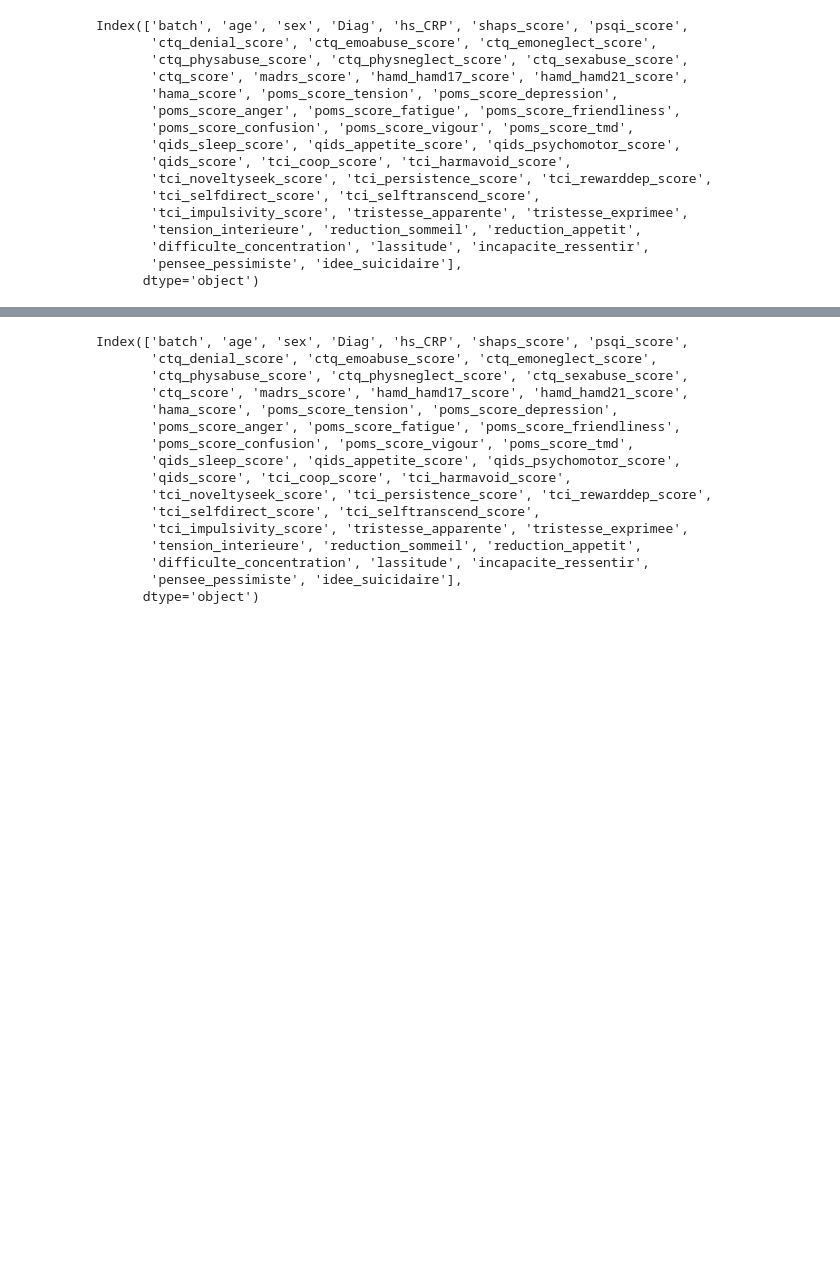
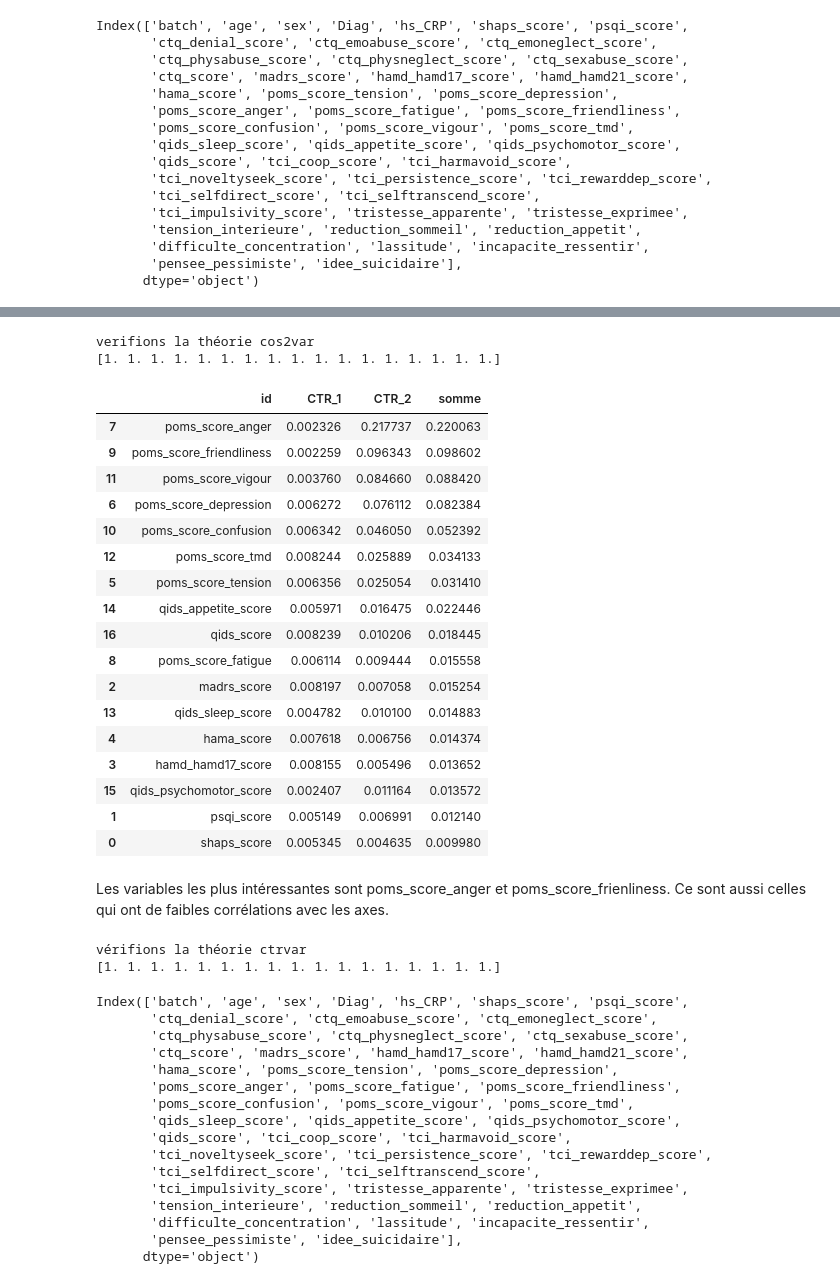
Before and after one commit to nassimabeddar/Depression-analysis, a Jupyter notebook: analyse-detection-depression.ipynb, the cells around one changed output, grey strips where cells are left out. Drawn from its saved outputs; the diff is of its cells as text; code cells hidden in the pictures; blank space fills up the shorter version.

```diff
--- a/analyse-detection-depression.ipynb
+++ b/analyse-detection-depression.ipynb
@@ -1352,3 +1261,49 @@ vérification
+# %%
+#vérifions la théorie
+print("verifions la théorie cos2var")
+print(np.sum(cos2var,axis=1))
+#La somme des COS² en ligne est égale à de 1
+#donc qualité de représentation des variables bonne
+# %% [output]
+verifions la théorie cos2var
+[1. 1. 1. 1. 1. 1. 1. 1. 1. 1. 1. 1. 1. 1. 1. 1. 1.]
+# %%
+#contributions
+ctrvar = cos2var
+for k in range(p):
+ ctrvar[:,k] = ctrvar[:,k]/eigval[k]
+
+#on n'affiche que pour les deux premiers axes
+ctrvar_df = pd.DataFrame({'id':X.columns,'CTR_1':ctrvar[:,0],'CTR_2':ctrvar[:,1],'somme':ctrvar[:,0]+ctrvar[:,1]})
+ctrvar_df.sort_values(by = 'somme',ascending = False)
+# %% [output]
+|  | id | CTR_1 | CTR_2 | somme |
+| 7 | poms_score_anger | 0.002326 | 0.217737 | 0.220063 |
+| 9 | poms_score_friendliness | 0.002259 | 0.096343 | 0.098602 |
+| 11 | poms_score_vigour | 0.003760 | 0.084660 | 0.088420 |
+| 6 | poms_score_depression | 0.006272 | 0.076112 | 0.082384 |
+| 10 | poms_score_confusion | 0.006342 | 0.046050 | 0.052392 |
+| 12 | poms_score_tmd | 0.008244 | 0.025889 | 0.034133 |
+| 5 | poms_score_tension | 0.006356 | 0.025054 | 0.031410 |
+| 14 | qids_appetite_score | 0.005971 | 0.016475 | 0.022446 |
+| 16 | qids_score | 0.008239 | 0.010206 | 0.018445 |
+| 8 | poms_score_fatigue | 0.006114 | 0.009444 | 0.015558 |
+| 2 | madrs_score | 0.008197 | 0.007058 | 0.015254 |
+| 13 | qids_sleep_score | 0.004782 | 0.010100 | 0.014883 |
+| 4 | hama_score | 0.007618 | 0.006756 | 0.014374 |
+| 3 | hamd_hamd17_score | 0.008155 | 0.005496 | 0.013652 |
+| 15 | qids_psychomotor_score | 0.002407 | 0.011164 | 0.013572 |
+| 1 | psqi_score | 0.005149 | 0.006991 | 0.012140 |
+| 0 | shaps_score | 0.005345 | 0.004635 | 0.009980 |
+# %% [markdown]
+Les variables les plus intéressantes sont poms_score_anger et poms_score_frienliness. Ce sont aussi celles qui ont de faibles corrélations avec les axes.
+# %%
+print("vérifions la théorie ctrvar")
+print(np.sum(ctrvar,axis=0))
+#Les sommes en colonnes sont égales à 1 cette fois-ci.
+# %% [output]
+vérifions la théorie ctrvar
+[1. 1. 1. 1. 1. 1. 1. 1. 1. 1. 1. 1. 1. 1. 1. 1. 1.]
 # %%
 print(demo_net_spd.columns)
 # %% [output]
```
Also changed, not shown: parts of 57 cells of this notebook.
